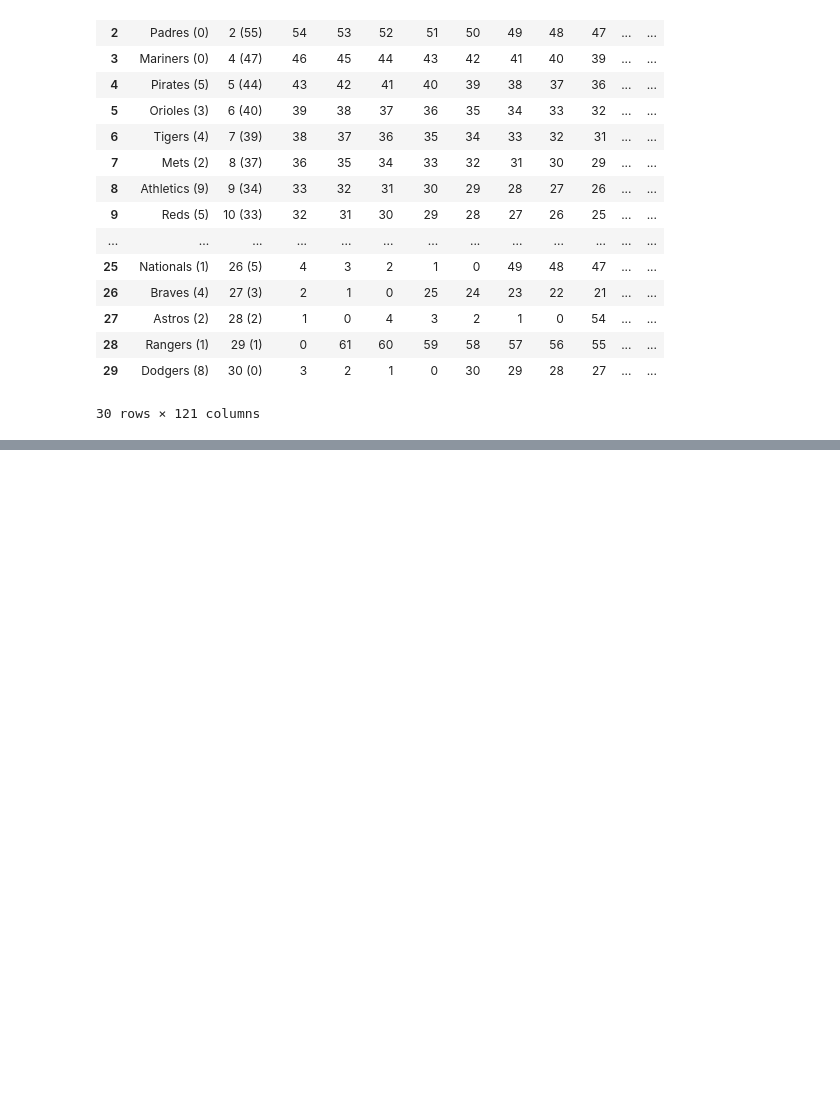
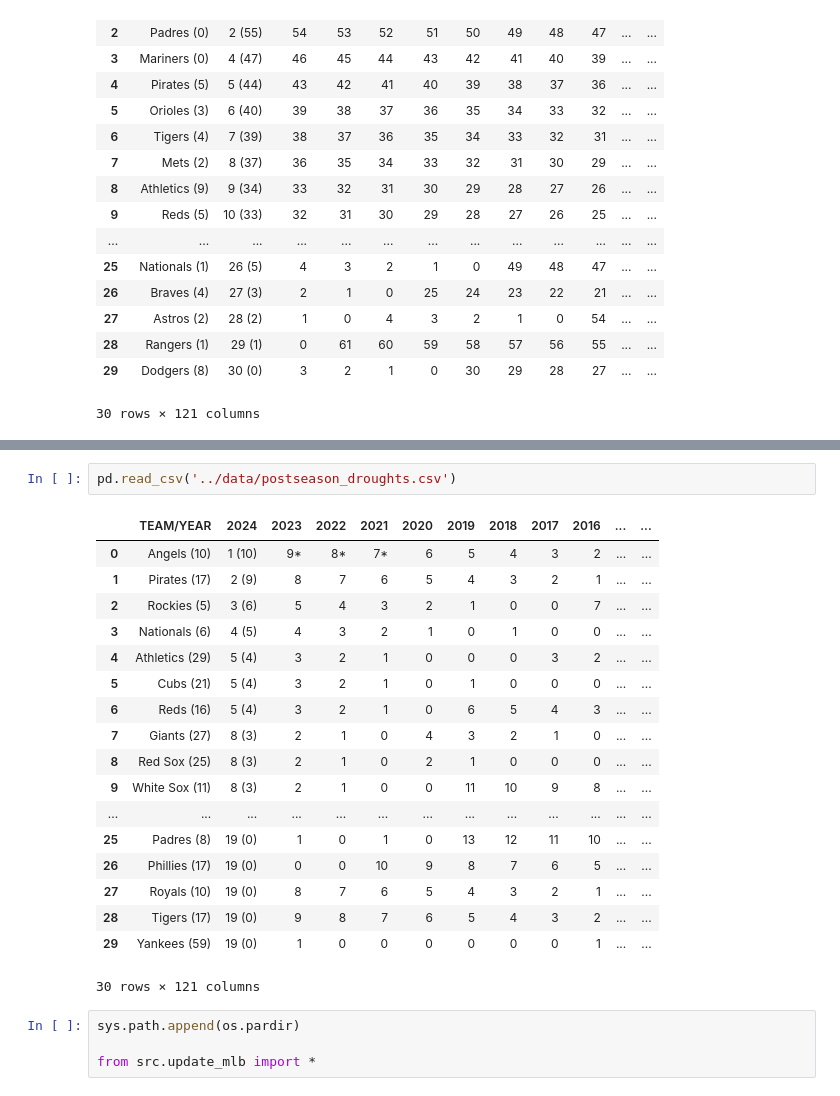
Before and after one commit to gadamico/Sports-Data, a Jupyter notebook: baseball/notebooks/scratch_work.ipynb, the cells around one changed output, grey strips where cells are left out. Drawn from its saved outputs; the diff is of its cells as text; blank space fills up the shorter version.

```diff
--- a/baseball/notebooks/scratch_work.ipynb
+++ b/baseball/notebooks/scratch_work.ipynb
@@ -274,0 +342,25 @@ pd.read_csv('../data/champ_droughts.csv')
+# %%
+pd.read_csv('../data/postseason_droughts.csv')
+# %% [output]
+|  | TEAM/YEAR | 2024 | 2023 | 2022 | 2021 | 2020 | 2019 | 2018 | 2017 | 2016 | ... | ... |
+| 0 | Angels (10) | 1 (10) | 9* | 8* | 7* | 6 | 5 | 4 | 3 | 2 | ... | ... |
+| 1 | Pirates (17) | 2 (9) | 8 | 7 | 6 | 5 | 4 | 3 | 2 | 1 | ... | ... |
+| 2 | Rockies (5) | 3 (6) | 5 | 4 | 3 | 2 | 1 | 0 | 0 | 7 | ... | ... |
+| 3 | Nationals (6) | 4 (5) | 4 | 3 | 2 | 1 | 0 | 1 | 0 | 0 | ... | ... |
+| 4 | Athletics (29) | 5 (4) | 3 | 2 | 1 | 0 | 0 | 0 | 3 | 2 | ... | ... |
+| 5 | Cubs (21) | 5 (4) | 3 | 2 | 1 | 0 | 1 | 0 | 0 | 0 | ... | ... |
+| 6 | Reds (16) | 5 (4) | 3 | 2 | 1 | 0 | 6 | 5 | 4 | 3 | ... | ... |
+| 7 | Giants (27) | 8 (3) | 2 | 1 | 0 | 4 | 3 | 2 | 1 | 0 | ... | ... |
+| 8 | Red Sox (25) | 8 (3) | 2 | 1 | 0 | 2 | 1 | 0 | 0 | 0 | ... | ... |
+| 9 | White Sox (11) | 8 (3) | 2 | 1 | 0 | 0 | 11 | 10 | 9 | 8 | ... | ... |
+| ... | ... | ... | ... | ... | ... | ... | ... | ... | ... | ... | ... | ... |
+| 25 | Padres (8) | 19 (0) | 1 | 0 | 1 | 0 | 13 | 12 | 11 | 10 | ... | ... |
+| 26 | Phillies (17) | 19 (0) | 0 | 0 | 10 | 9 | 8 | 7 | 6 | 5 | ... | ... |
+| 27 | Royals (10) | 19 (0) | 8 | 7 | 6 | 5 | 4 | 3 | 2 | 1 | ... | ... |
+| 28 | Tigers (17) | 19 (0) | 9 | 8 | 7 | 6 | 5 | 4 | 3 | 2 | ... | ... |
+| 29 | Yankees (59) | 19 (0) | 1 | 0 | 0 | 0 | 0 | 0 | 0 | 1 | ... | ... |
+30 rows × 121 columns
+# %%
+sys.path.append(os.pardir)
+
+from src.update_mlb import *
```
Also changed, not shown: parts of 10 cells of this notebook, 6 other files.
